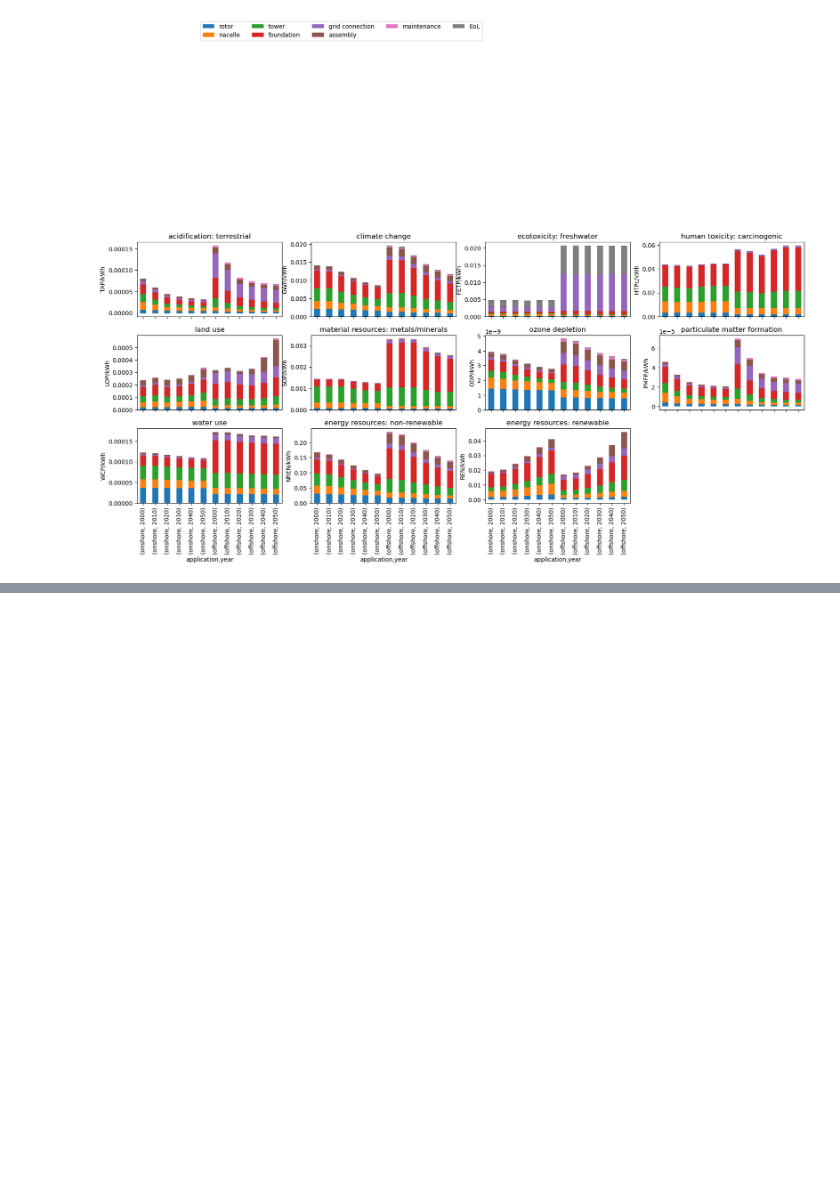
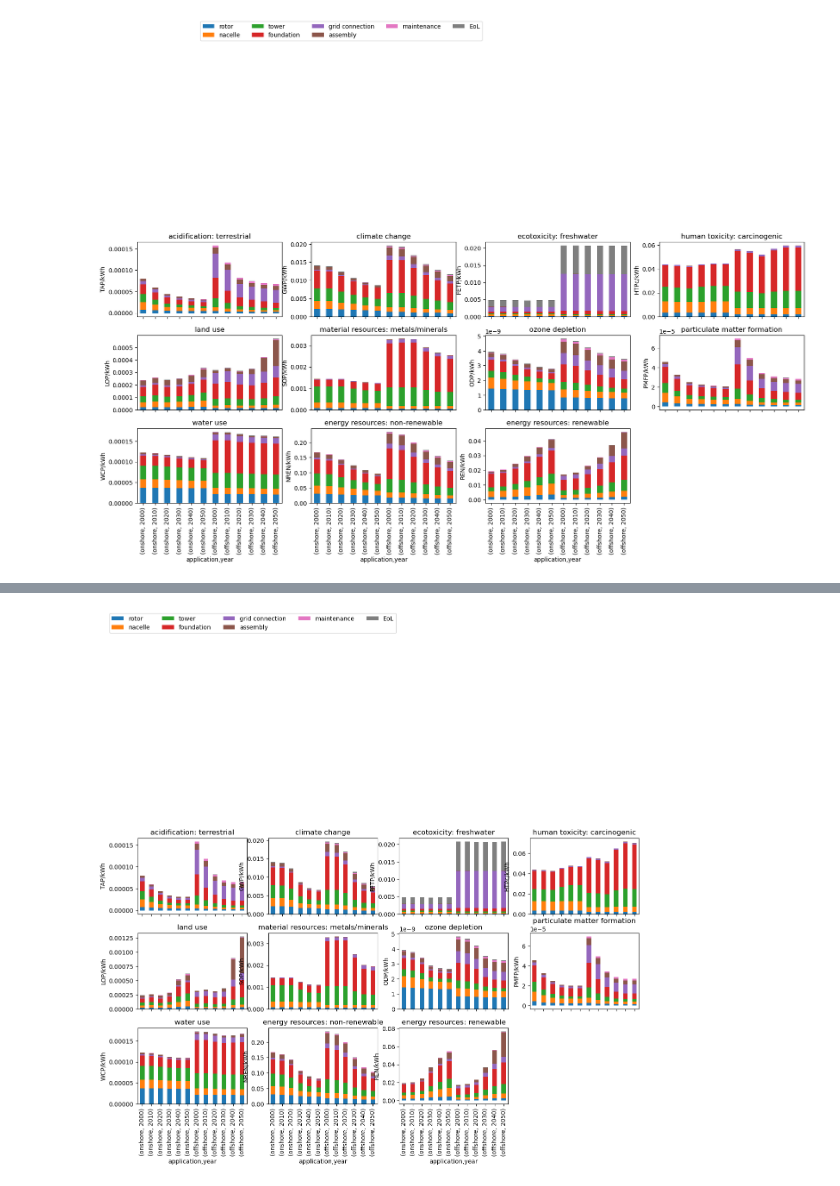
Before and after one commit to Laboratory-for-Energy-Systems-Analysis/windisch, a Jupyter notebook: dev/prospective_lca.ipynb, the cells around one changed output, grey strips where cells are left out. Cells and saved outputs as stored; diff of their text form; code cells hidden in the pictures; blank space fills up the shorter version.

```diff
--- a/dev/prospective_lca.ipynb
+++ b/dev/prospective_lca.ipynb
@@ -78,3 +78,7 @@ plt.subplots_adjust(left=-0.15, )
 plt.show()
 # %% [output]
 [figure]
+# %%
+# using the more ambitious future scenario REMIND SSP2-PkBudg500 (Carbon budget 500 GtCO2 between today and 2100)
+inv = Inventory(wt, scenario="SSP2-PkBudg500")
+res = inv.calculate_impacts()
@@ -80,0 +87,49 @@ plt.show()
+# %%
+import matplotlib.pyplot as plt
+import numpy as np
+
+fig, axs = plt.subplots(
+    figsize=(15, 8),
+    sharex=True,
+    nrows=3, ncols=4,
+    gridspec_kw=dict(hspace=0.25)
+)
+
+impacts = [
+    'acidification: terrestrial',
+    'climate change',
+    'ecotoxicity: freshwater',
+    'human toxicity: carcinogenic',
+    'land use',
+    'material resources: metals/minerals',
+    'ozone depletion',
+    'particulate matter formation',
+    'water use',
+    'energy resources: non-renewable',
+    'energy resources: renewable',
+]
+
+targets = zip([x for x in impacts], axs.flatten())
+
+for i, (key, ax) in enumerate(targets):
+    df = res.sel(impact_category=key,
+            size=1000,
+            value=0).to_dataframe("val").unstack()["val"]
+
+    df.plot(ax=ax, kind="bar", stacked=True)
+
+    ax.set_title(key)
+    ax.set_ylabel(inv.impact_categories[key]["unit"] + "/kWh")
+    ax.legend().remove()
+
+# remove last plot
+fig.delaxes(axs.flatten()[-1])
+
+plt.legend(ncol=5, bbox_to_anchor=(0, 6.5))
+plt.tight_layout()
+
+#make sure y axis label have enough space
+#plt.subplots_adjust(left=-0.15, )
+plt.show()
+# %% [output]
+[figure, added]
```
Also changed, not shown: parts of 3 cells of this notebook.
